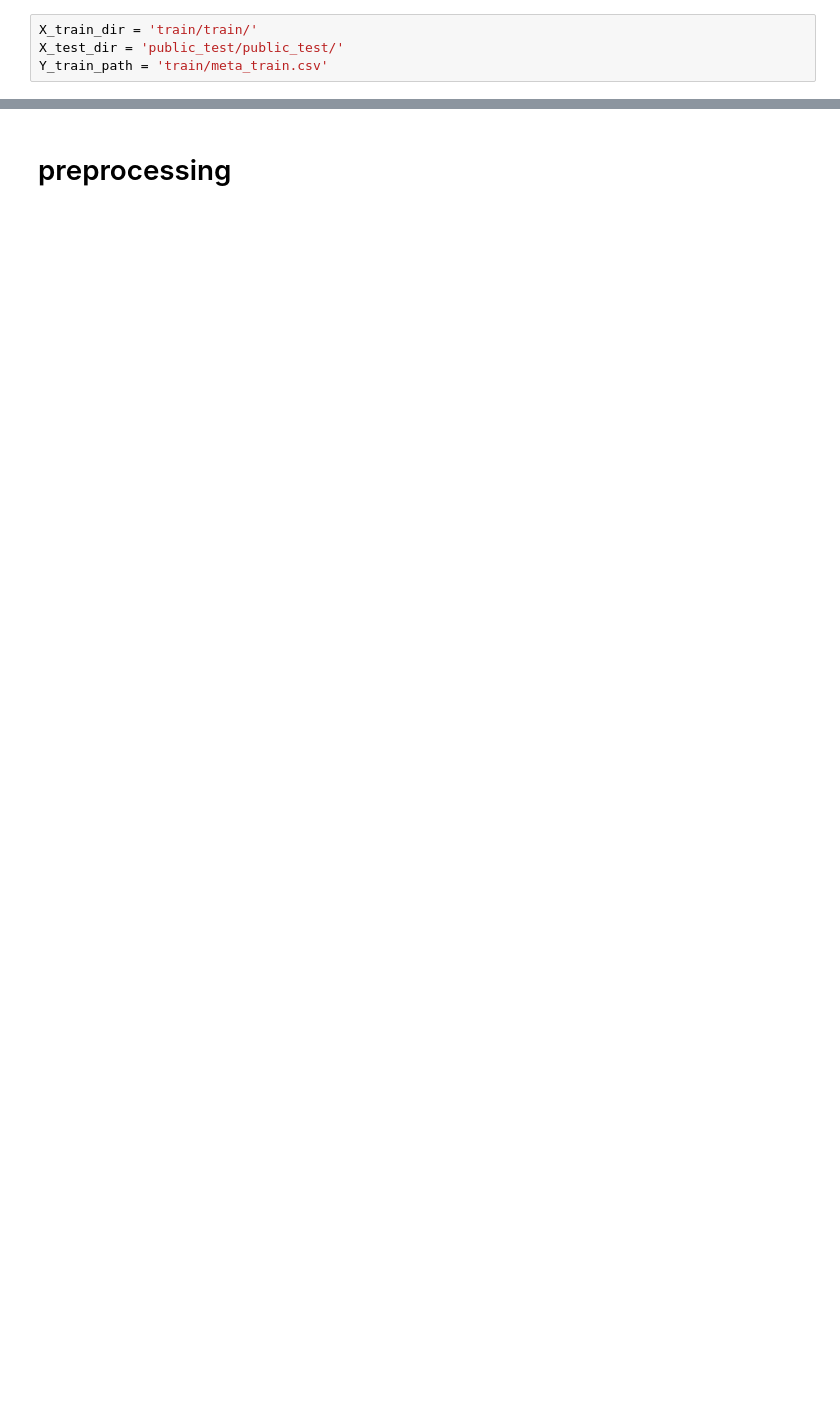
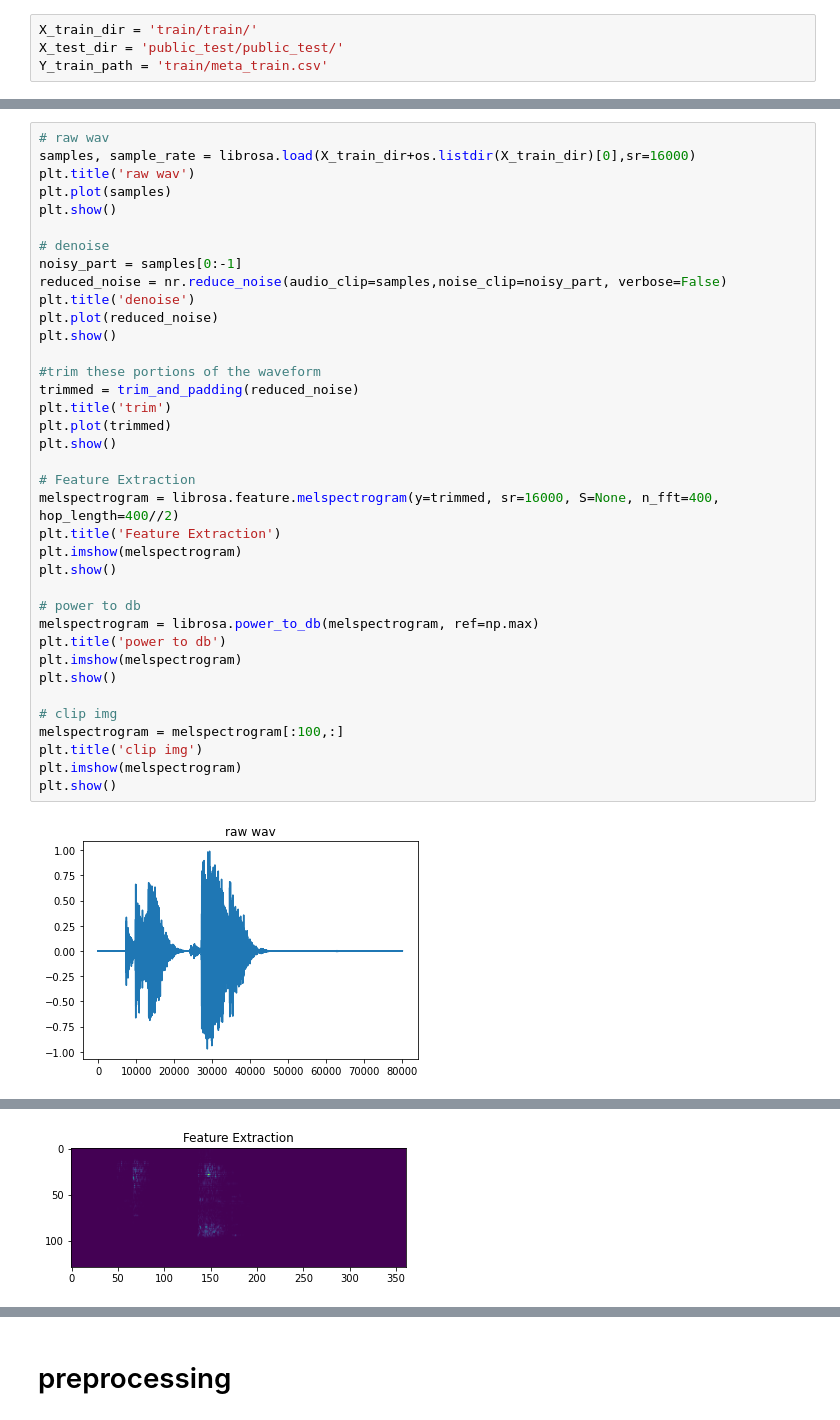
Before and after one commit to skywalker0803r/Tomofun-Dog-Voice-Recognition-AI-Million-Challenge, a Jupyter notebook: full_work_flow.ipynb, the cells around one changed output, grey strips where cells are left out. Cells and saved outputs as stored; diff of their text form; blank space fills up the shorter version.

```diff
--- a/full_work_flow.ipynb
+++ b/full_work_flow.ipynb
@@ -22,0 +78,39 @@ Y_train_path = 'train/meta_train.csv'
+# %%
+# raw wav
+samples, sample_rate = librosa.load(X_train_dir+os.listdir(X_train_dir)[0],sr=16000)
+plt.title('raw wav')
+plt.plot(samples)
+plt.show()
+
+# denoise
+noisy_part = samples[0:-1]
+reduced_noise = nr.reduce_noise(audio_clip=samples,noise_clip=noisy_part, verbose=False)
+plt.title('denoise')
+plt.plot(reduced_noise)
+plt.show()
+
+#trim these portions of the waveform
+trimmed = trim_and_padding(reduced_noise)
+plt.title('trim')
+plt.plot(trimmed)
+plt.show()
+
+# Feature Extraction
+melspectrogram = librosa.feature.melspectrogram(y=trimmed, sr=16000, S=None, n_fft=400, hop_length=400//2)
+plt.title('Feature Extraction')
+plt.imshow(melspectrogram)
+plt.show()
+
+# power to db
+melspectrogram = librosa.power_to_db(melspectrogram, ref=np.max)
+plt.title('power to db')
+plt.imshow(melspectrogram)
+plt.show()
+
+# clip img
+melspectrogram = melspectrogram[:100,:]
+plt.title('clip img')
+plt.imshow(melspectrogram)
+plt.show()
+# %% [output]
+[figure, added]
@@ -22,0 +119 @@ Y_train_path = 'train/meta_train.csv'
+[figure, added]
```
Also changed, not shown: parts of 37 cells of this notebook.
